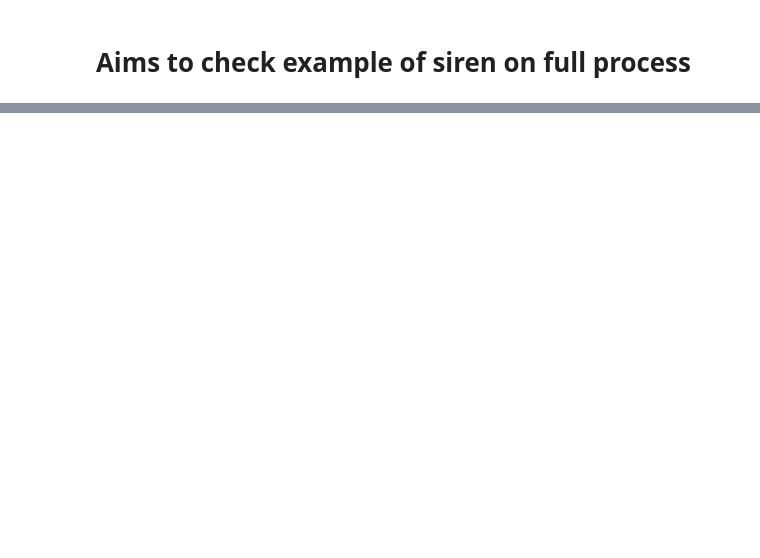
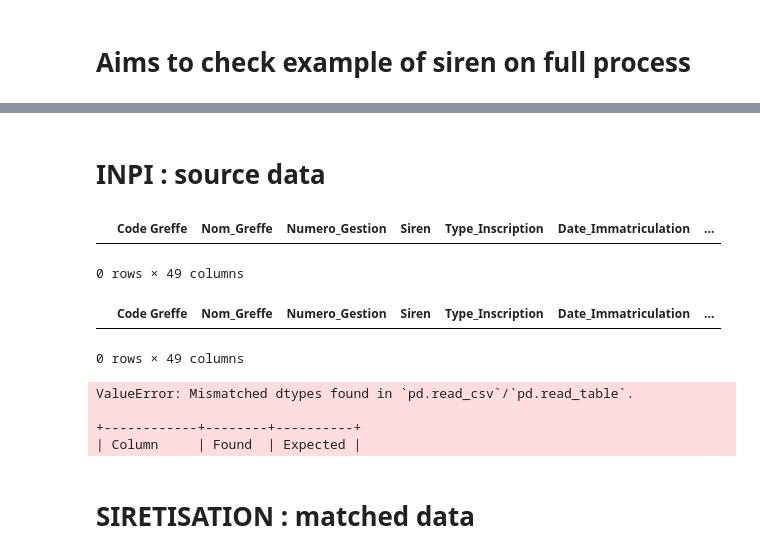
Before and after one commit to thomaspernet/InseeInpi_matching, a Jupyter notebook: Notebooks_matching/PP_checkProcess.ipynb, the cells around one changed output, grey strips where cells are left out. Drawn from its saved outputs; the diff is of its cells as text; code cells hidden in the pictures; blank space fills up the shorter version.

Commit message:
load all checking data

```diff
--- a/Notebooks_matching/PP_checkProcess.ipynb
+++ b/Notebooks_matching/PP_checkProcess.ipynb
@@ -16,3 +14,6 @@ siren_test = 6041099
+# %%
+inpi_nature = 'PP' #* nature → ACTES/COMPTES/ETS/etc
+siren_test = 6041099
 # %%
 instance_aws = 'https://calfdata.s3.eu-west-3.amazonaws.com'
 bucket = 'calfdata'
@@ -74,3 +76,5 @@ data_insee_ = dd.read_csv(insee,
 # %%
 # filter on example siren
 #data_insee_.compute().loc[lambda x: x['siren'].isin(siren_test)] #ko
+# %% [markdown]
+# INPI : source data
@@ -76,0 +93,68 @@ data_insee_ = dd.read_csv(insee,
+# %%
+# get files
+
+pp_initial = AWS_connection.url_instance_bucket(path_file = initial_filepath)
+pp_new = AWS_connection.url_instance_bucket(path_file = new_filepath)
+pp_evt = AWS_connection.url_instance_bucket(path_file = evt_filepath)
+pp_partiel = AWS_connection.url_instance_bucket(path_file = partiel_filepath)
+# %%
+## dtypes__
+dtypes__ = {'Siren':'object',
+            'Adresse_Ligne1': 'object',
+       'Code_Commune': 'object',
+       'Code_Postal': 'object',
+       'Conjoint_Collab_Pseudo': 'object',
+       'DAP_Adresse_Ligne1': 'object',
+       'DAP_Code_Commune': 'object',
+       'Date_Immatriculation': 'object',
+       'Date_1re_Immatriculation': 'object',
+       'Date_Radiation': 'object',
+       'Date_Greffe': 'object',
+       'Sans_Activité': 'object',
+       'Auto-entrepreneur': 'object',
+       'DAP_Adresse_Ligne3': 'object',
+       'Pseudonyme': 'object'
+           }
+# %%
+#load data
+data_pp_initial= dd.read_csv(pp_initial,
+                         compression='gzip',
+                         dtype=dtypes__,
+                         blocksize=None,
+                         low_memory=False
+                      )
+# filter on example siren
+data_pp_initial = data_pp_initial.compute().loc[lambda x: x['Siren'].isin([siren_test])]
+data_pp_initial
+# %% [output]
+|  | Code Greffe | Nom_Greffe | Numero_Gestion | Siren | Type_Inscription | Date_Immatriculation | ... |
+0 rows × 49 columns
+# %%
+data_pp_new= dd.read_csv(pp_new,
+                         compression='gzip',
+                         dtype=dtypes__,
+                         blocksize=None,
+                         low_memory=False
+                      )
+
+# filter on example siren
+data_pp_new = data_pp_new.compute().loc[lambda x: x['Siren'].isin([siren_test])]
+data_pp_new
+# %% [output]
+|  | Code Greffe | Nom_Greffe | Numero_Gestion | Siren | Type_Inscription | Date_Immatriculation | ... |
+0 rows × 49 columns
+# %%
+data_pp_evt= dd.read_csv(pp_evt,
+                         compression='gzip',
+                         dtype=dtypes__,
+                         blocksize=None,
+                         low_memory=False
+                      )
+# filter on example siren
+data_pp_evt = data_pp_evt.compute().loc[lambda x: x['Siren'].isin([siren_test])]
+data_pp_evt
+# %% [output]
+ValueError: Mismatched dtypes found in `pd.read_csv`/`pd.read_table`.
+
++------------+--------+----------+
+| Column     | Found  | Expected |
@@ -77,3 +171,5 @@ data_insee_ = dd.read_csv(insee,
+# %% [markdown]
+# SIRETISATION : matched data
 # %%
 #matched data
 # define import paths
```
Also changed, not shown: parts of 7 cells of this notebook, 1 other file.
